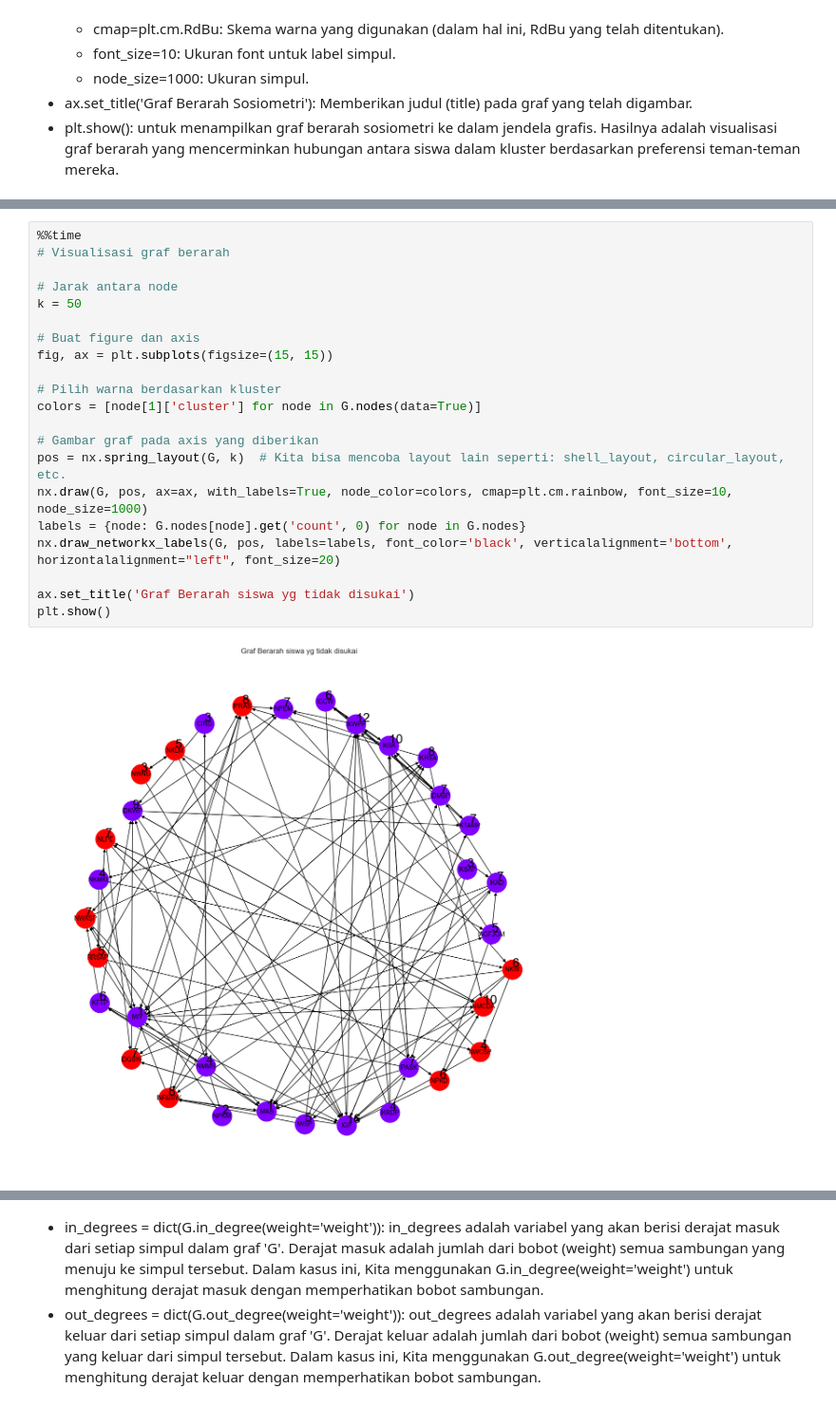
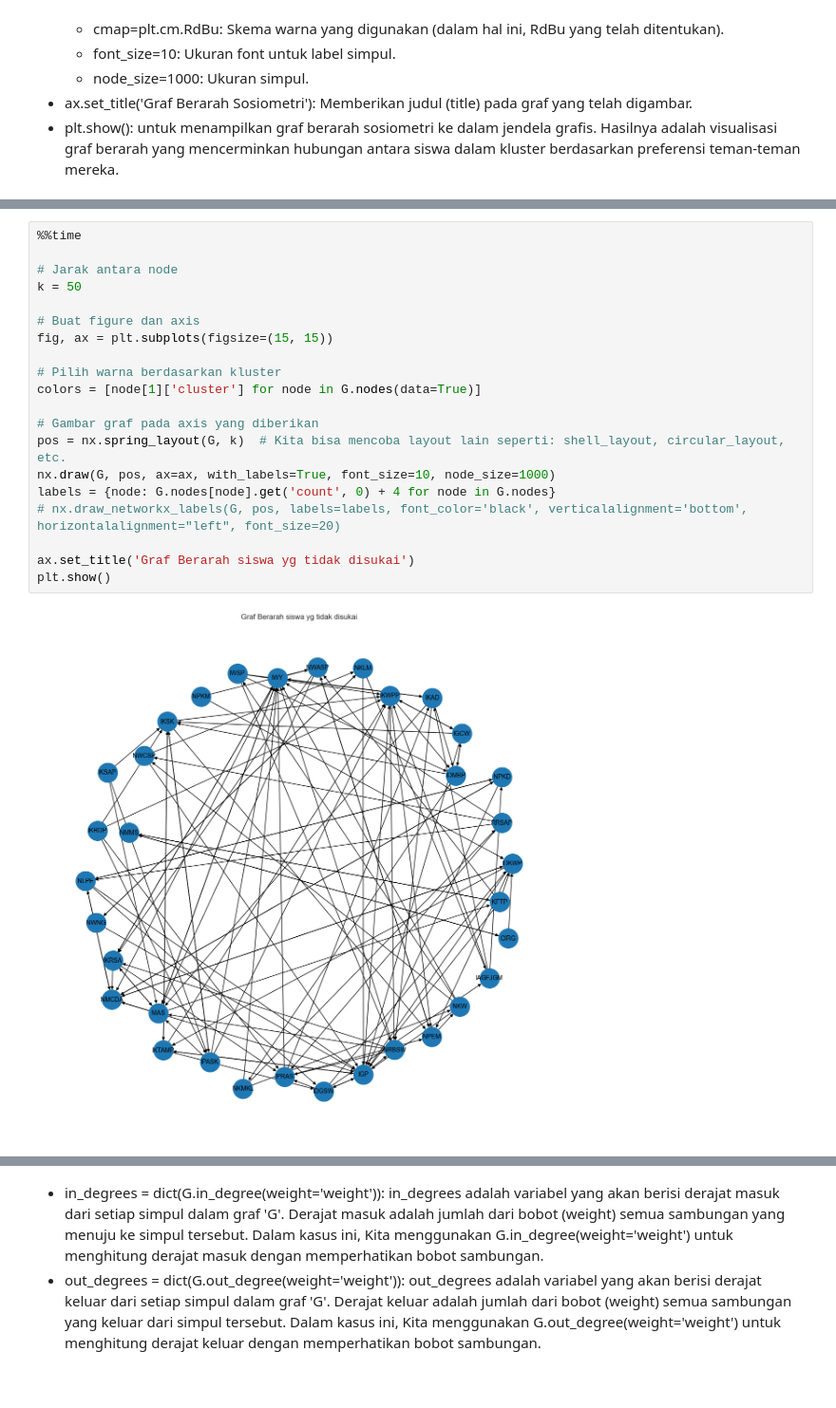
Before and after one commit to Michkail/SociometryClustering, a Jupyter notebook: aClass.ipynb, the cells around one changed output, grey strips where cells are left out. Shown at 95% size. Cells and saved outputs as stored; diff of their text form.

```diff
--- a/aClass.ipynb
+++ b/aClass.ipynb
@@ -357,23 +355,22 @@ Wall time: 7.98 ms
 # %%
 %%time
-# Visualisasi graf berarah
 
 # Jarak antara node
 k = 50
 
 # Buat figure dan axis
 fig, ax = plt.subplots(figsize=(15, 15))
 
 # Pilih warna berdasarkan kluster
 colors = [node[1]['cluster'] for node in G.nodes(data=True)]
 
 # Gambar graf pada axis yang diberikan
 pos = nx.spring_layout(G, k)  # Kita bisa mencoba layout lain seperti: shell_layout, circular_layout, etc.
-nx.draw(G, pos, ax=ax, with_labels=True, node_color=colors, cmap=plt.cm.rainbow, font_size=10, node_size=1000)
-labels = {node: G.nodes[node].get('count', 0) for node in G.nodes}
-nx.draw_networkx_labels(G, pos, labels=labels, font_color='black', verticalalignment='bottom', horizontalalignment="left", font_size=20)
+nx.draw(G, pos, ax=ax, with_labels=True, font_size=10, node_size=1000)
+labels = {node: G.nodes[node].get('count', 0) + 4 for node in G.nodes}
+# nx.draw_networkx_labels(G, pos, labels=labels, font_color='black', verticalalignment='bottom', horizontalalignment="left", font_size=20)
 
 ax.set_title('Graf Berarah siswa yg tidak disukai')
 plt.show()
 # %% [output]
-[figure, old version]
+[figure, new version]
```
Also changed, not shown: parts of 28 cells of this notebook, 2 other files.
